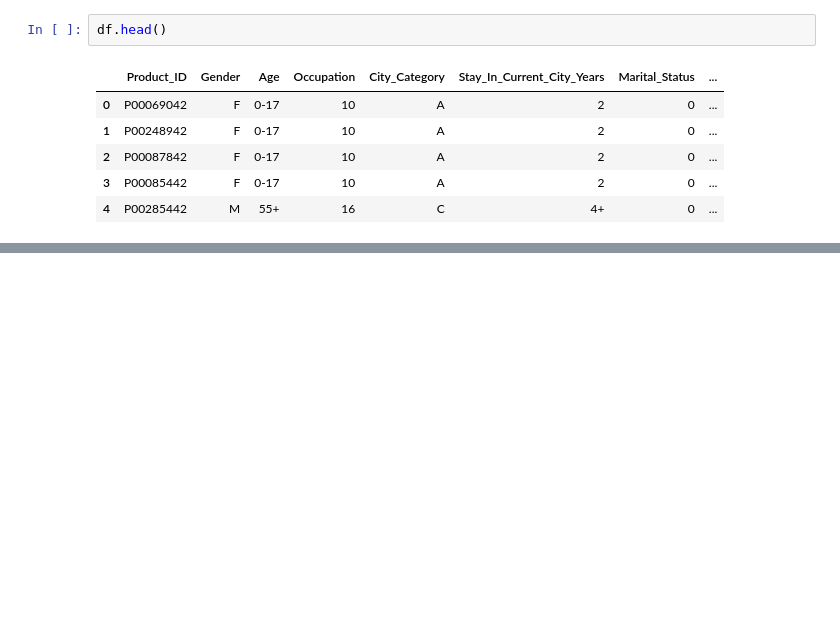
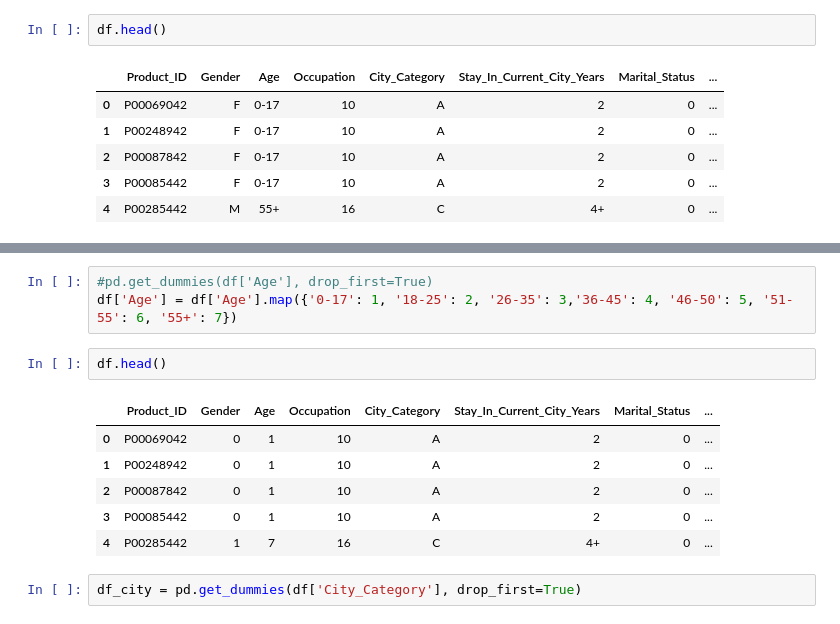
Before and after one commit to Shrutik-0101/Machine-Learning-Portfolio, a Jupyter notebook: Black_Friday.ipynb, the cells around one changed output, grey strips where cells are left out. Drawn from its saved outputs; the diff is of its cells as text; blank space fills up the shorter version.

```diff
--- a/Black_Friday.ipynb
+++ b/Black_Friday.ipynb
@@ -83,0 +99,14 @@ df.head()
+# %%
+#pd.get_dummies(df['Age'], drop_first=True)
+df['Age'] = df['Age'].map({'0-17': 1, '18-25': 2, '26-35': 3,'36-45': 4, '46-50': 5, '51-55': 6, '55+': 7})
+# %%
+df.head()
+# %% [output]
+|  | Product_ID | Gender | Age | Occupation | City_Category | Stay_In_Current_City_Years | Marital_Status | ... |
+| 0 | P00069042 | 0 | 1 | 10 | A | 2 | 0 | ... |
+| 1 | P00248942 | 0 | 1 | 10 | A | 2 | 0 | ... |
+| 2 | P00087842 | 0 | 1 | 10 | A | 2 | 0 | ... |
+| 3 | P00085442 | 0 | 1 | 10 | A | 2 | 0 | ... |
+| 4 | P00285442 | 1 | 7 | 16 | C | 4+ | 0 | ... |
+# %%
+df_city = pd.get_dummies(df['City_Category'], drop_first=True)
```
Also changed, not shown: parts of 6 cells of this notebook.
